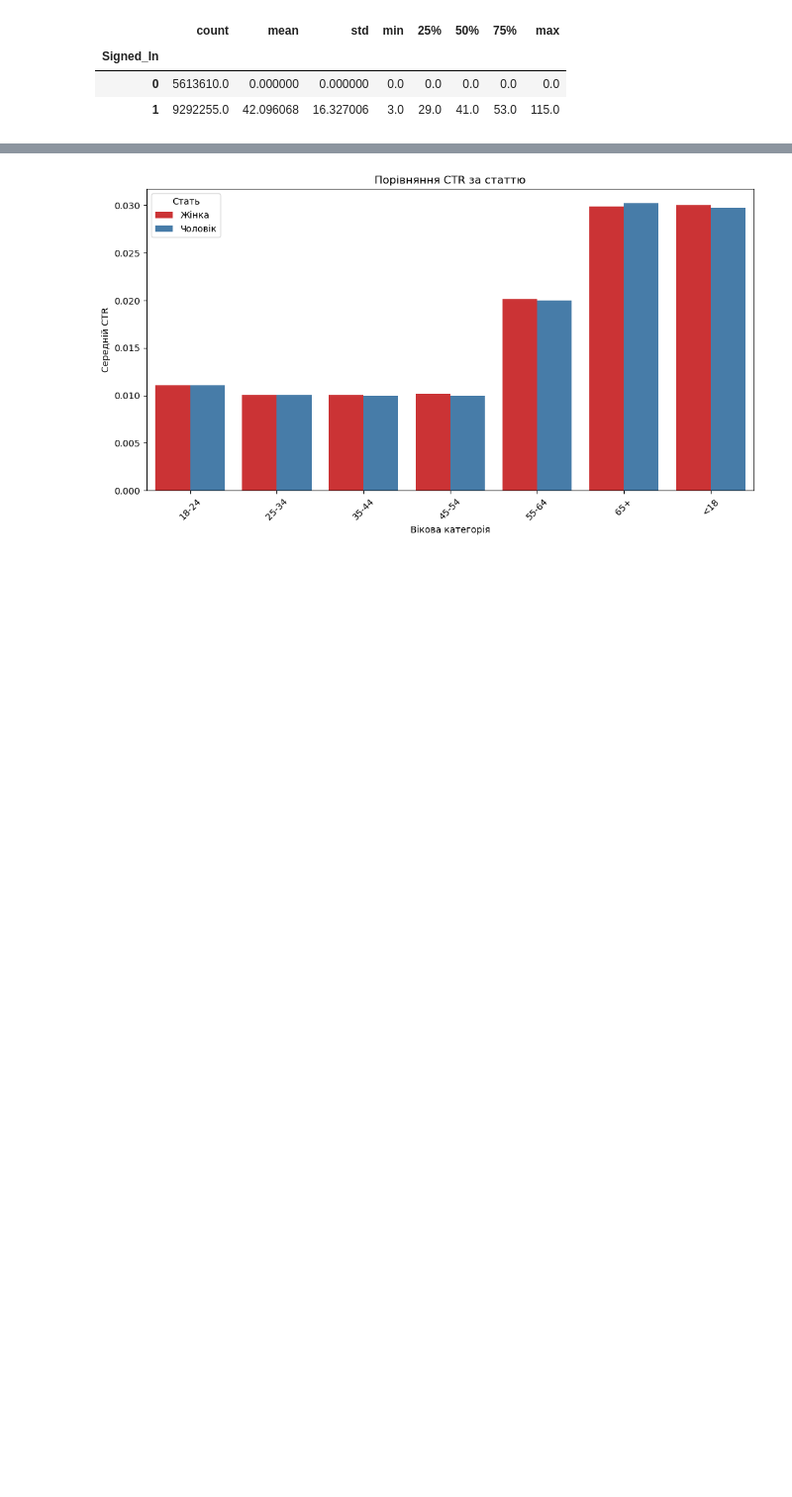
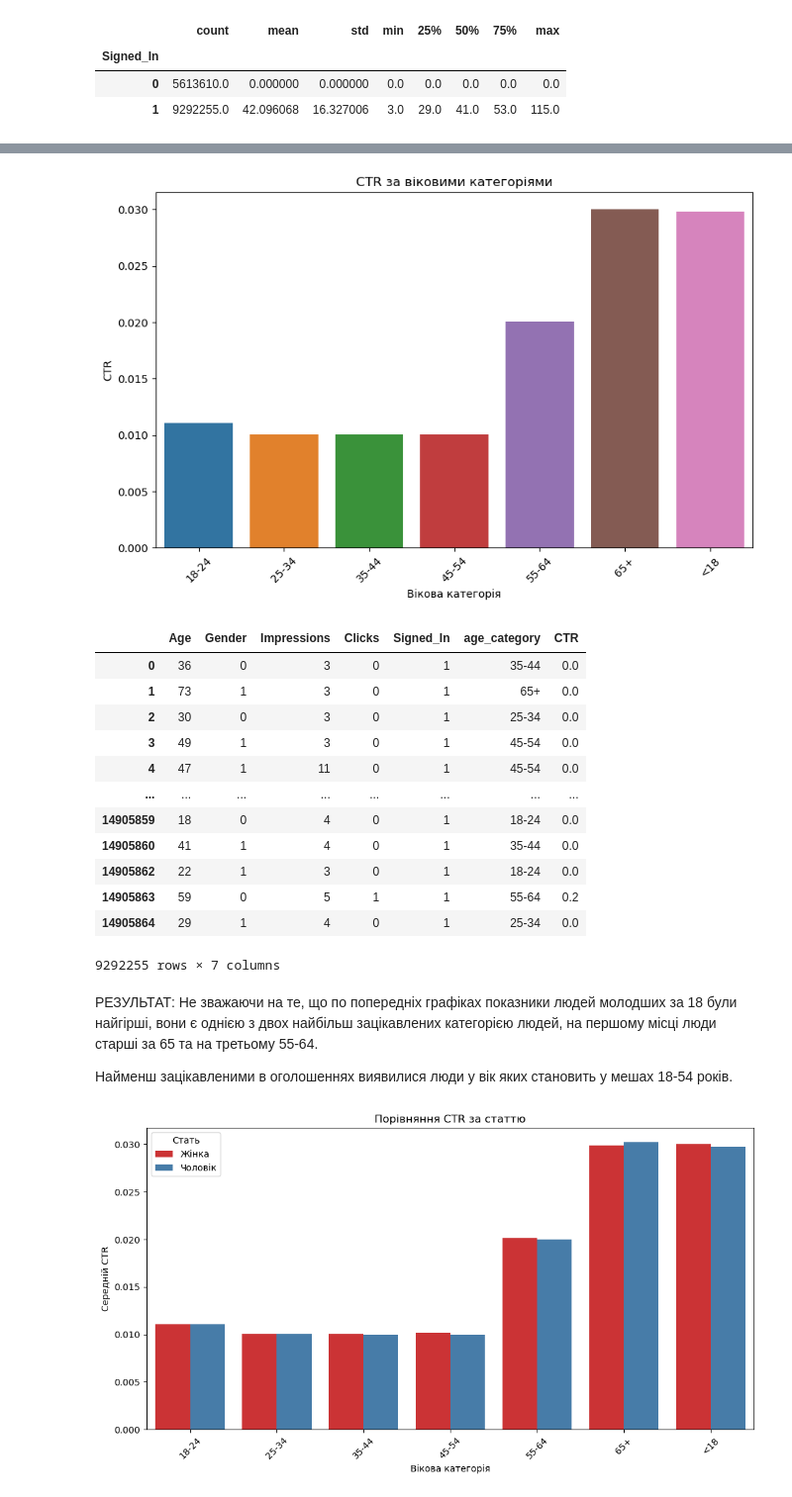
Before and after one commit to andrewshemchuk/DataScience, a Jupyter notebook: Lab1/dds_datasets/Lab1.ipynb, the cells around one changed output, grey strips where cells are left out. Shown at 99% size. Saved outputs shown, nothing was run; the diff lists cells and outputs as text; code cells hidden in the pictures; blank space fills up the shorter version.

```diff
--- a/Lab1/dds_datasets/Lab1.ipynb
+++ b/Lab1/dds_datasets/Lab1.ipynb
@@ -115,3 +150,36 @@ plt.show()
+# %%
+df_copy['CTR'] = df_copy['Clicks'] / df_copy['Impressions']
+age_grouped = df_copy.groupby('age_category')['CTR'].mean().reset_index()
+
+plt.figure(figsize=(10, 6))
+sns.barplot(x='age_category', y='CTR', data=age_grouped)
+plt.title('CTR за віковими категоріями')
+plt.xlabel('Вікова категорія')
+plt.ylabel('CTR')
+plt.xticks(rotation=45)
+plt.show()
+
+df_copy
+# %% [output]
+[figure, added]
+|  | Age | Gender | Impressions | Clicks | Signed_In | age_category | CTR |
+| 0 | 36 | 0 | 3 | 0 | 1 | 35-44 | 0.0 |
+| 1 | 73 | 1 | 3 | 0 | 1 | 65+ | 0.0 |
+| 2 | 30 | 0 | 3 | 0 | 1 | 25-34 | 0.0 |
+| 3 | 49 | 1 | 3 | 0 | 1 | 45-54 | 0.0 |
+| 4 | 47 | 1 | 11 | 0 | 1 | 45-54 | 0.0 |
+| ... | ... | ... | ... | ... | ... | ... | ... |
+| 14905859 | 18 | 0 | 4 | 0 | 1 | 18-24 | 0.0 |
+| 14905860 | 41 | 1 | 4 | 0 | 1 | 35-44 | 0.0 |
+| 14905862 | 22 | 1 | 3 | 0 | 1 | 18-24 | 0.0 |
+| 14905863 | 59 | 0 | 5 | 1 | 1 | 55-64 | 0.2 |
+| 14905864 | 29 | 1 | 4 | 0 | 1 | 25-34 | 0.0 |
+9292255 rows × 7 columns
+# %% [markdown]
+РЕЗУЛЬТАТ:
+Не зважаючи на те, що по попередніх графіках показники людей молодших за 18 були найгірші, вони є однією з двох найбільш зацікавлених категорією людей, на першому місці люди старші за 65 та на третьому 55-64.
+
+Найменш зацікавленими в оголошеннях виявилися люди у вік яких становить у мешах 18-54 років.
 # %%
 gender_age_grouped = df_copy[(df_copy['Age'] > 0)].groupby(['Gender', 'age_category', 'Signed_In'])['CTR'].mean().reset_index()
 gender_age_grouped['Gender'] = gender_age_grouped['Gender'].replace({0: 'Жінка', 1: 'Чоловік'})
```
Also changed, not shown: parts of 13 cells of this notebook.
